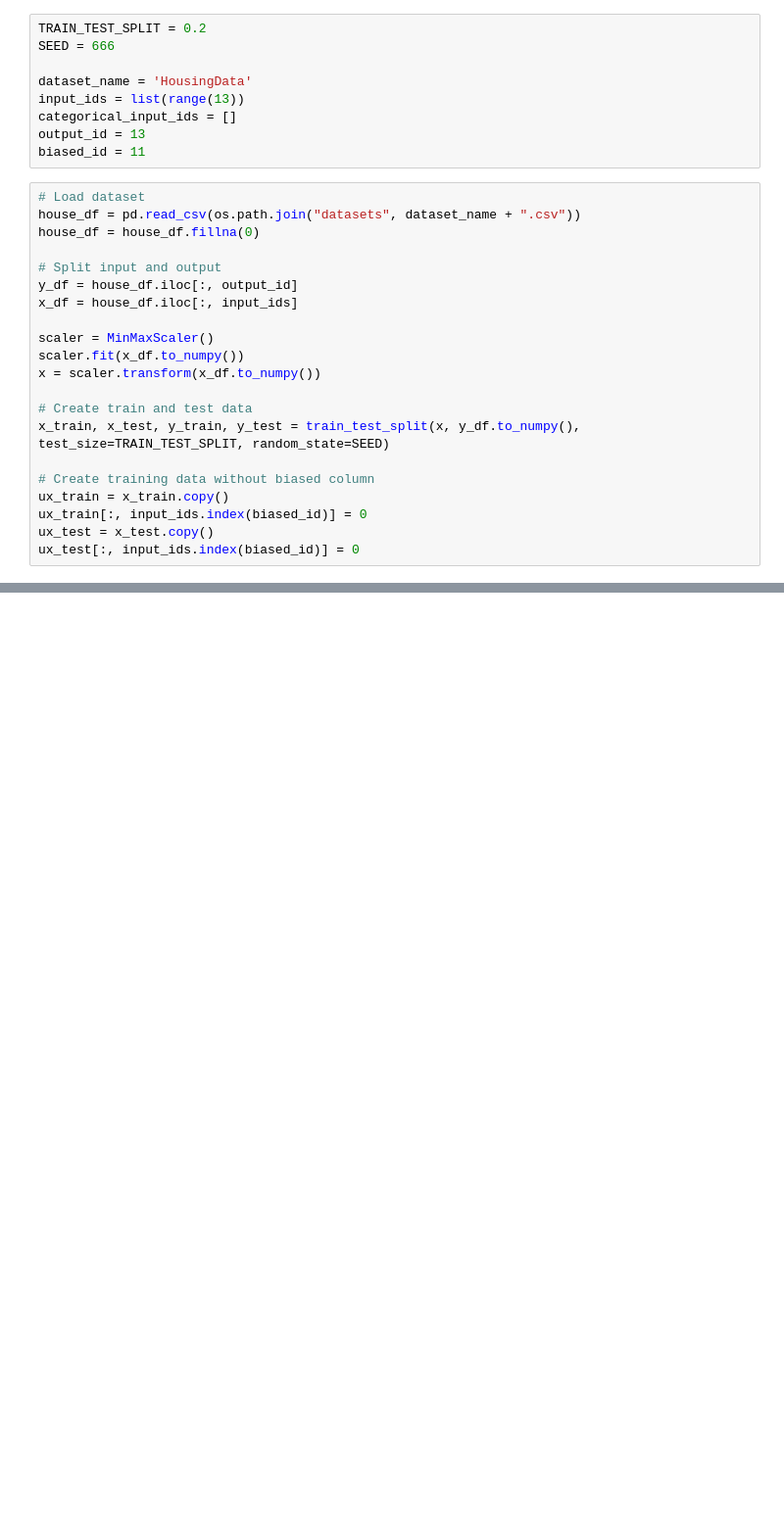
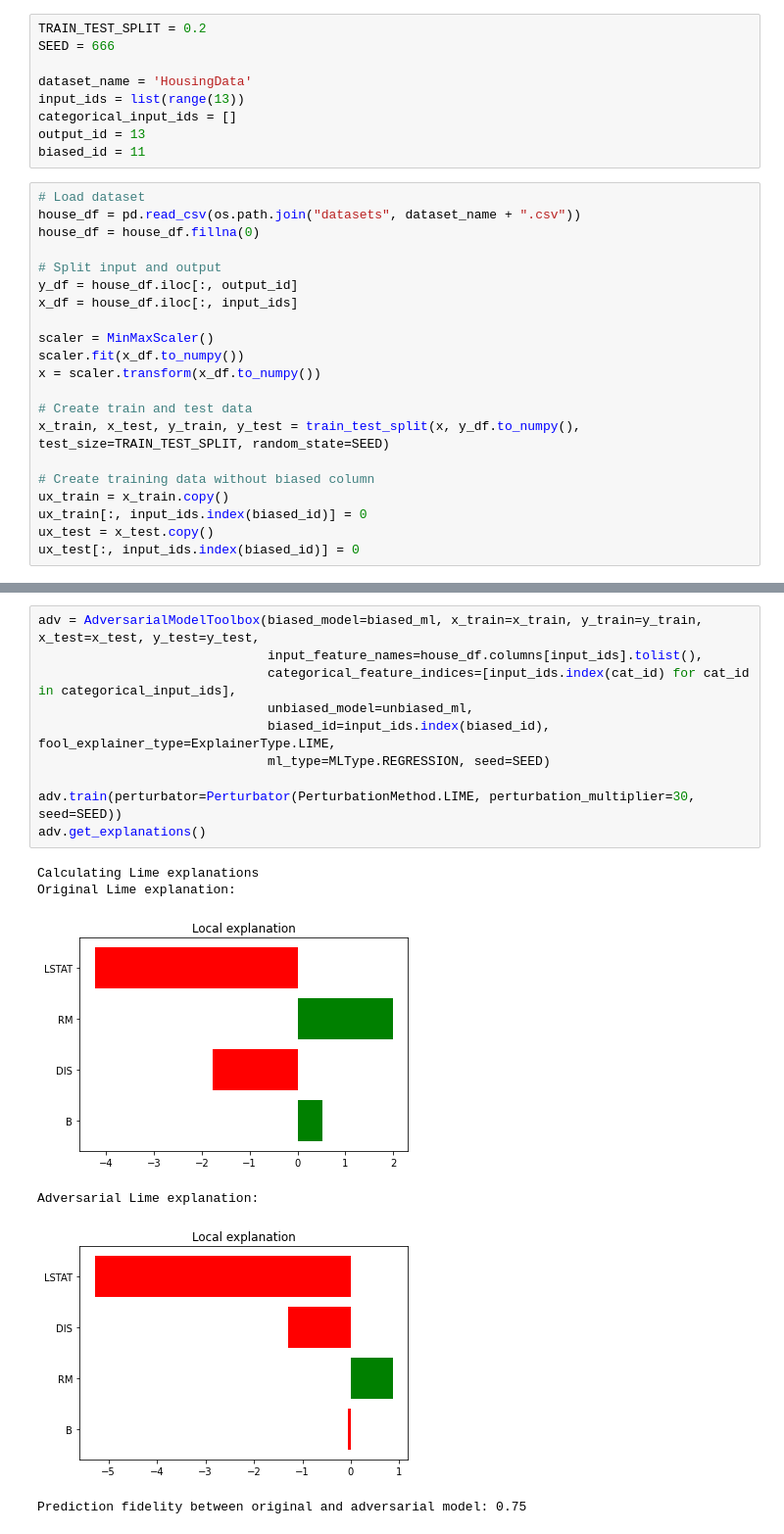
Before and after one commit to MarcSpeckmann/Fooling-LIME-and-SHAP, a Jupyter notebook: compare_pertubation_approaches_with_boston_housing.ipynb, the cells around one changed output, grey strips where cells are left out. Shown at 98% size. Saved outputs shown, nothing was run; the diff lists cells and outputs as text; blank space fills up the shorter version.

```diff
--- a/compare_pertubation_approaches_with_boston_housing.ipynb
+++ b/compare_pertubation_approaches_with_boston_housing.ipynb
@@ -49,0 +56,17 @@ print("Accuracy of unbiased model: {0:3.2}".format(unbiased_ml.score(ux_test, y_
+# %%
+adv = AdversarialModelToolbox(biased_model=biased_ml, x_train=x_train, y_train=y_train, x_test=x_test, y_test=y_test,
+                              input_feature_names=house_df.columns[input_ids].tolist(),
+                              categorical_feature_indices=[input_ids.index(cat_id) for cat_id in categorical_input_ids],
+                              unbiased_model=unbiased_ml,
+                              biased_id=input_ids.index(biased_id), fool_explainer_type=ExplainerType.LIME,
+                              ml_type=MLType.REGRESSION, seed=SEED)
+
+adv.train(perturbator=Perturbator(PerturbationMethod.LIME, perturbation_multiplier=30, seed=SEED))
+adv.get_explanations()
+# %% [output]
+Calculating Lime explanations
+Original Lime explanation:
+[figure, added]
+Adversarial Lime explanation:
+[figure, added]
+Prediction fidelity between original and adversarial model: 0.75
```
Also changed, not shown: parts of 11 cells of this notebook, 8 other files.
